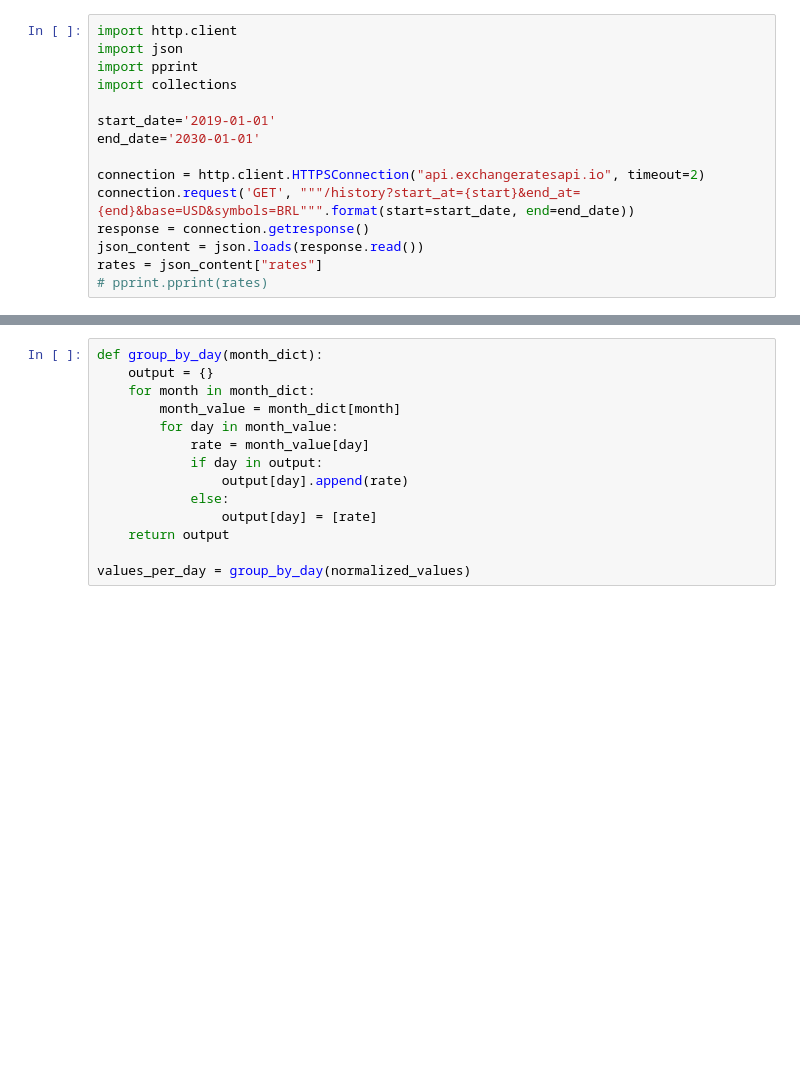
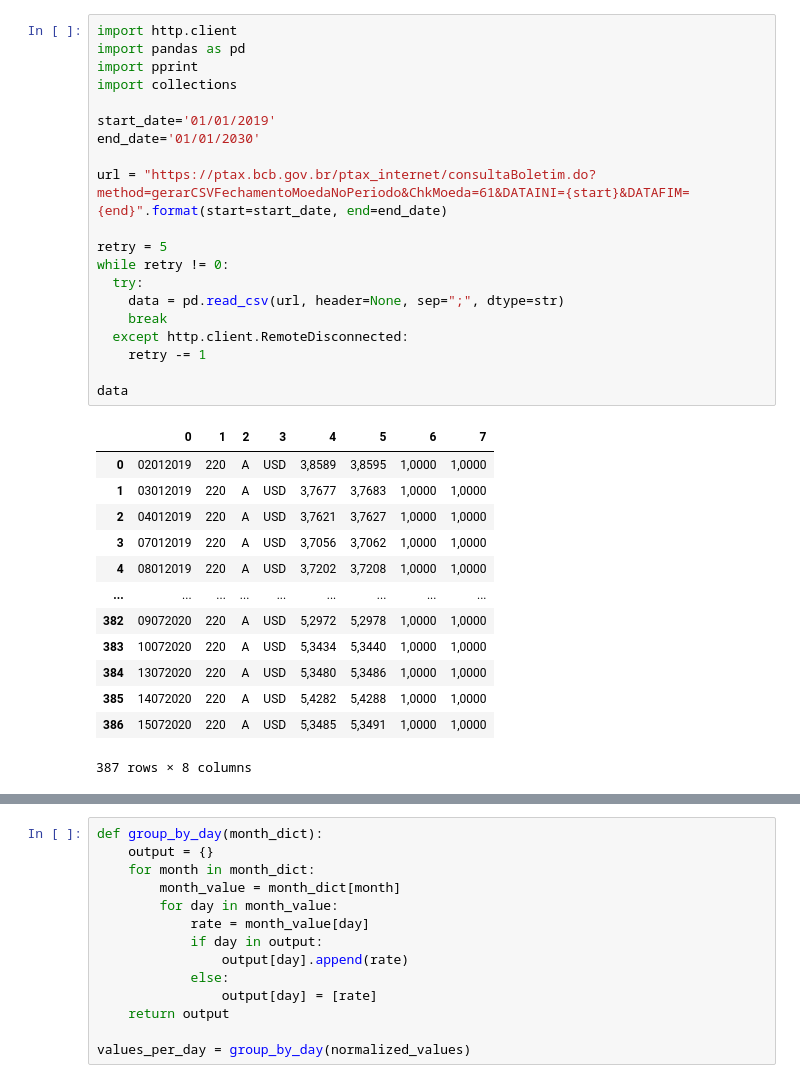
Before and after one commit to marciogranzotto/notebooks, a Jupyter notebook: Dolar.ipynb, the cells around one changed output, grey strips where cells are left out. Cells and saved outputs as stored; diff of their text form; blank space fills up the shorter version.

```diff
--- a/Dolar.ipynb
+++ b/Dolar.ipynb
@@ -1,15 +1,34 @@
-# %%
-import http.client
-import json
-import pprint
-import collections
-
-start_date='2019-01-01'
-end_date='2030-01-01'
-
-connection = http.client.HTTPSConnection("api.exchangeratesapi.io", timeout=2)
-connection.request('GET', """/history?start_at={start}&end_at={end}&base=USD&symbols=BRL""".format(start=start_date, end=end_date))
-response = connection.getresponse()
-json_content = json.loads(response.read())
-rates = json_content["rates"]
-# pprint.pprint(rates)
+# %%
+import http.client
+import pandas as pd
+import pprint
+import collections
+
+start_date='01/01/2019'
+end_date='01/01/2030'
+
+url = "https://ptax.bcb.gov.br/ptax_internet/consultaBoletim.do?method=gerarCSVFechamentoMoedaNoPeriodo&ChkMoeda=61&DATAINI={start}&DATAFIM={end}".format(start=start_date, end=end_date)
+
+retry = 5
+while retry != 0:
+  try:
+    data = pd.read_csv(url, header=None, sep=";", dtype=str)
+    break
+  except http.client.RemoteDisconnected:
+    retry -= 1
+
+data
+# %% [output]
+|  | 0 | 1 | 2 | 3 | 4 | 5 | 6 | 7 |
+| 0 | 02012019 | 220 | A | USD | 3,8589 | 3,8595 | 1,0000 | 1,0000 |
+| 1 | 03012019 | 220 | A | USD | 3,7677 | 3,7683 | 1,0000 | 1,0000 |
+| 2 | 04012019 | 220 | A | USD | 3,7621 | 3,7627 | 1,0000 | 1,0000 |
+| 3 | 07012019 | 220 | A | USD | 3,7056 | 3,7062 | 1,0000 | 1,0000 |
+| 4 | 08012019 | 220 | A | USD | 3,7202 | 3,7208 | 1,0000 | 1,0000 |
+| ... | ... | ... | ... | ... | ... | ... | ... | ... |
+| 382 | 09072020 | 220 | A | USD | 5,2972 | 5,2978 | 1,0000 | 1,0000 |
+| 383 | 10072020 | 220 | A | USD | 5,3434 | 5,3440 | 1,0000 | 1,0000 |
+| 384 | 13072020 | 220 | A | USD | 5,3480 | 5,3486 | 1,0000 | 1,0000 |
+| 385 | 14072020 | 220 | A | USD | 5,4282 | 5,4288 | 1,0000 | 1,0000 |
+| 386 | 15072020 | 220 | A | USD | 5,3485 | 5,3491 | 1,0000 | 1,0000 |
+387 rows × 8 columns
```
Also changed, not shown: parts of 4 cells of this notebook.
